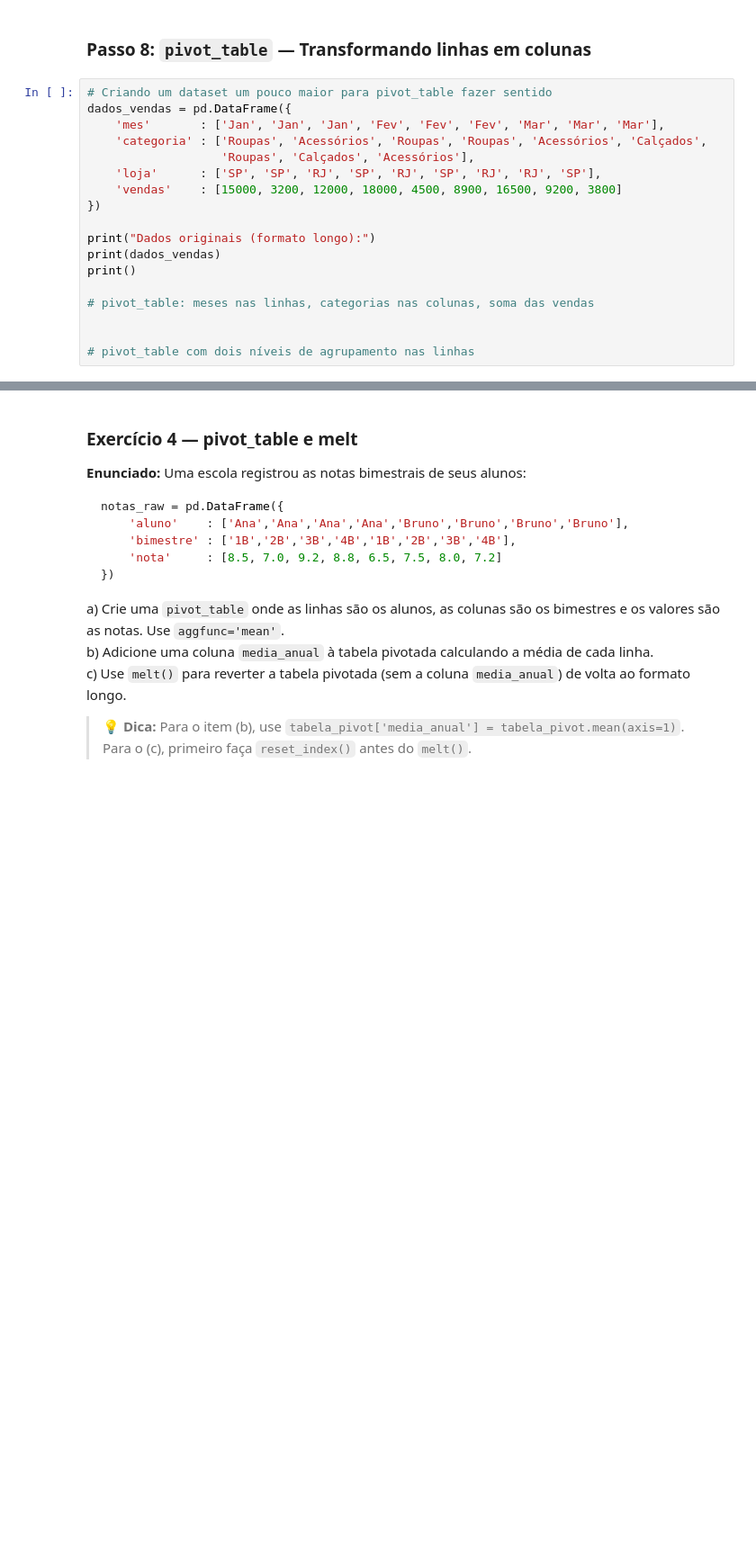
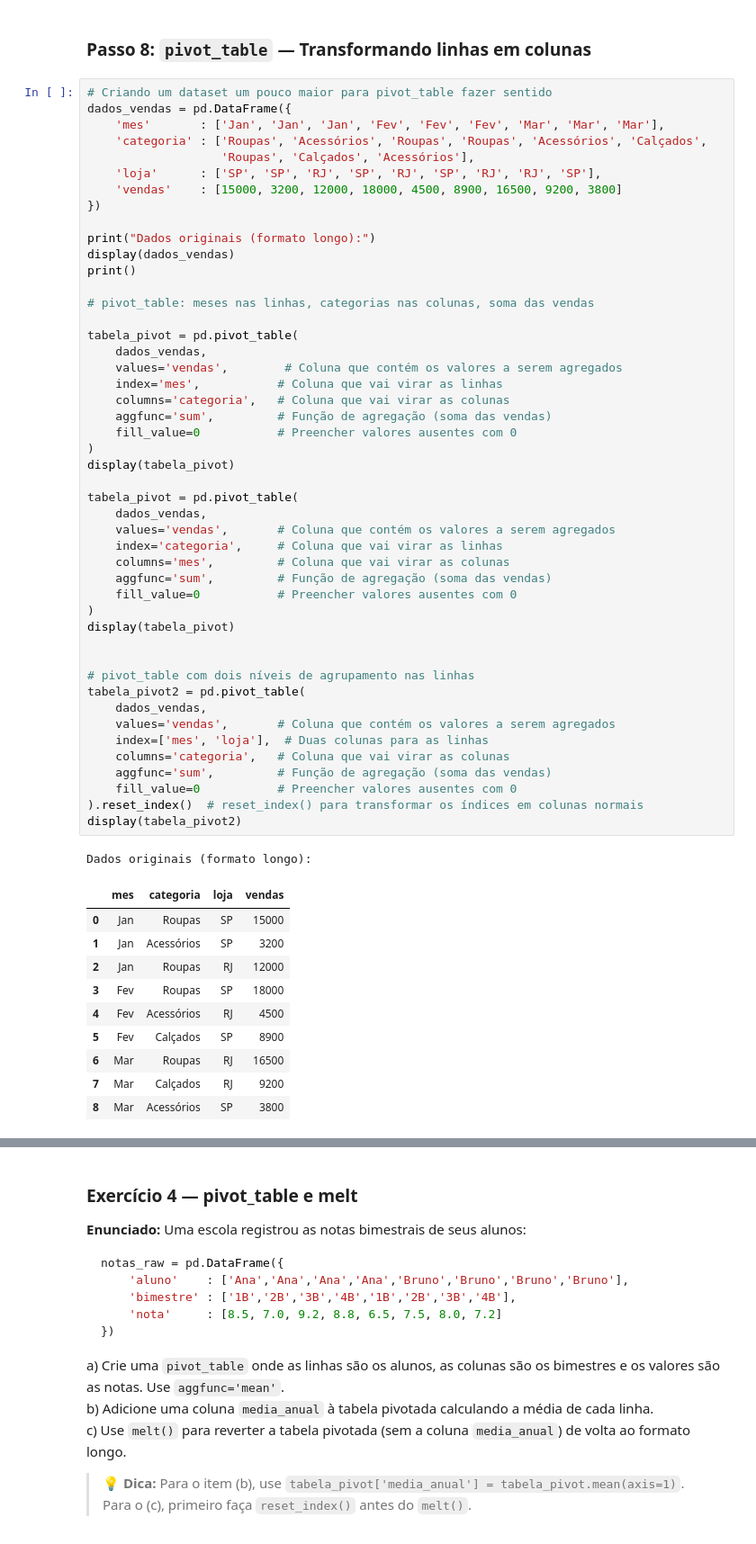
Before and after one commit to isnar-oliver/techProgPython, a Jupyter notebook: 5_pandas_manipulacao_tabelas_Alunos.ipynb, the cells around one changed output, grey strips where cells are left out. Shown at 90% size. Cells and saved outputs as stored; diff of their text form; blank space fills up the shorter version.

```diff
--- a/5_pandas_manipulacao_tabelas_Alunos.ipynb
+++ b/5_pandas_manipulacao_tabelas_Alunos.ipynb
@@ -438,18 +621,59 @@ Os parâmetros principais:
 # %%
 # Criando um dataset um pouco maior para pivot_table fazer sentido
 dados_vendas = pd.DataFrame({
     'mes'       : ['Jan', 'Jan', 'Jan', 'Fev', 'Fev', 'Fev', 'Mar', 'Mar', 'Mar'],
     'categoria' : ['Roupas', 'Acessórios', 'Roupas', 'Roupas', 'Acessórios', 'Calçados',
                    'Roupas', 'Calçados', 'Acessórios'],
     'loja'      : ['SP', 'SP', 'RJ', 'SP', 'RJ', 'SP', 'RJ', 'RJ', 'SP'],
     'vendas'    : [15000, 3200, 12000, 18000, 4500, 8900, 16500, 9200, 3800]
 })
 
 print("Dados originais (formato longo):")
-print(dados_vendas)
+display(dados_vendas)
 print()
 
 # pivot_table: meses nas linhas, categorias nas colunas, soma das vendas
 
+tabela_pivot = pd.pivot_table(
+    dados_vendas,
+    values='vendas',        # Coluna que contém os valores a serem agregados
+    index='mes',           # Coluna que vai virar as linhas
+    columns='categoria',   # Coluna que vai virar as colunas
+    aggfunc='sum',         # Função de agregação (soma das vendas)
+    fill_value=0           # Preencher valores ausentes com 0
+)
+display(tabela_pivot)
+
+tabela_pivot = pd.pivot_table(
+    dados_vendas,
+    values='vendas',       # Coluna que contém os valores a serem agregados
+    index='categoria',     # Coluna que vai virar as linhas
+    columns='mes',         # Coluna que vai virar as colunas
+    aggfunc='sum',         # Função de agregação (soma das vendas)
+    fill_value=0           # Preencher valores ausentes com 0
+)
+display(tabela_pivot)
+
 
 # pivot_table com dois níveis de agrupamento nas linhas
+tabela_pivot2 = pd.pivot_table(
+    dados_vendas,
+    values='vendas',       # Coluna que contém os valores a serem agregados
+    index=['mes', 'loja'],  # Duas colunas para as linhas
+    columns='categoria',   # Coluna que vai virar as colunas
+    aggfunc='sum',         # Função de agregação (soma das vendas)
+    fill_value=0           # Preencher valores ausentes com 0
+).reset_index()  # reset_index() para transformar os índices em colunas normais
+display(tabela_pivot2)
+# %% [output]
+Dados originais (formato longo):
+|  | mes | categoria | loja | vendas |
+| 0 | Jan | Roupas | SP | 15000 |
+| 1 | Jan | Acessórios | SP | 3200 |
+| 2 | Jan | Roupas | RJ | 12000 |
+| 3 | Fev | Roupas | SP | 18000 |
+| 4 | Fev | Acessórios | RJ | 4500 |
+| 5 | Fev | Calçados | SP | 8900 |
+| 6 | Mar | Roupas | RJ | 16500 |
+| 7 | Mar | Calçados | RJ | 9200 |
+| 8 | Mar | Acessórios | SP | 3800 |
```
Also changed, not shown: parts of 34 cells of this notebook, 3 other files.
